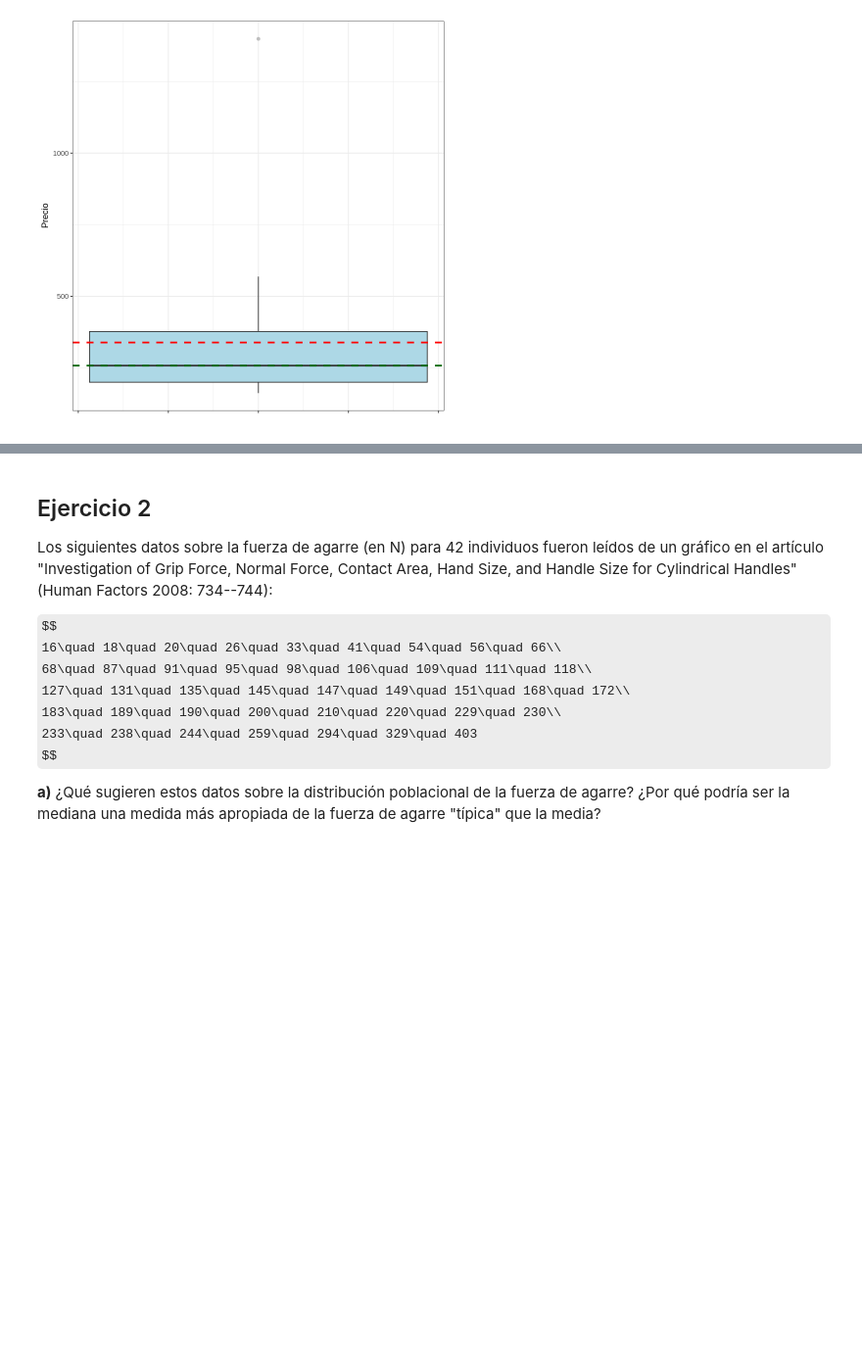
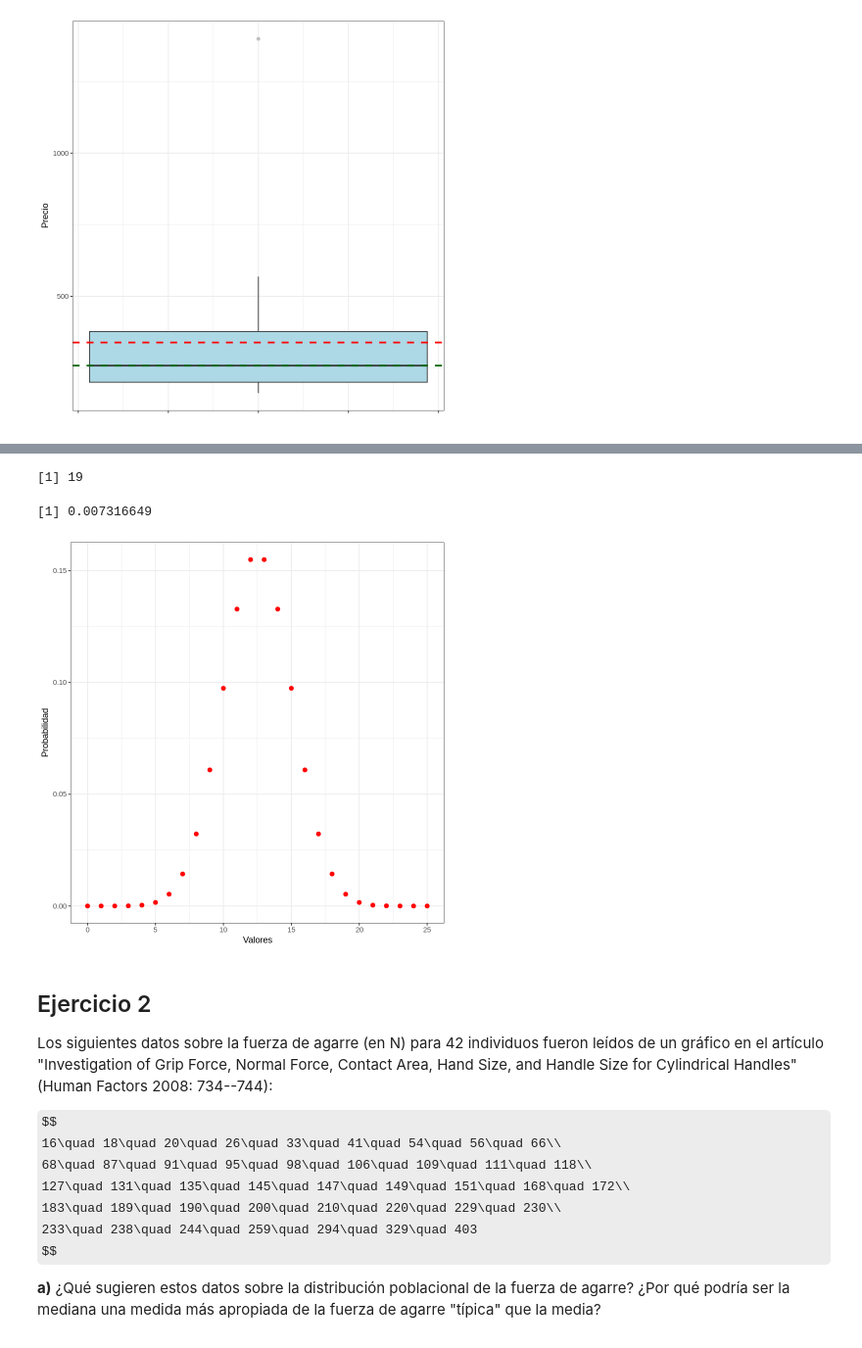
Before and after one commit to caromsa/neumonia_identificationxrays_cnn, a Jupyter notebook: Tarea_1.ipynb, the cells around one changed output, grey strips where cells are left out. Shown at 98% size. Saved outputs shown, nothing was run; the diff lists cells and outputs as text; code cells hidden in the pictures; some formulas as TeX source; blank space fills up the shorter version.

```diff
--- a/Tarea_1.ipynb
+++ b/Tarea_1.ipynb
@@ -68,3 +106,18 @@ ggplot(df, aes(y = valor)) +
+# %%
+sum(df$Signo_positivos)
+# %% [output]
+[1] 19
+# %%
+sum(dbinom(19:25, 25, 0.5))
+# %% [output]
+[1] 0.007316649
+# %%
+data_binom <- tibble(Valores = 0:25, Probabilidad = dbinom(Valores, 25, 0.5))
+ggplot(data_binom)+
+  geom_point(aes(x=Valores, y= Probabilidad), size= 2.1, color="red")+
+  theme_bw()
+# %% [output]
+[figure, added]
 # %% [markdown]
 ## Ejercicio 2
 
```
Also changed, not shown: parts of 9 cells of this notebook.
